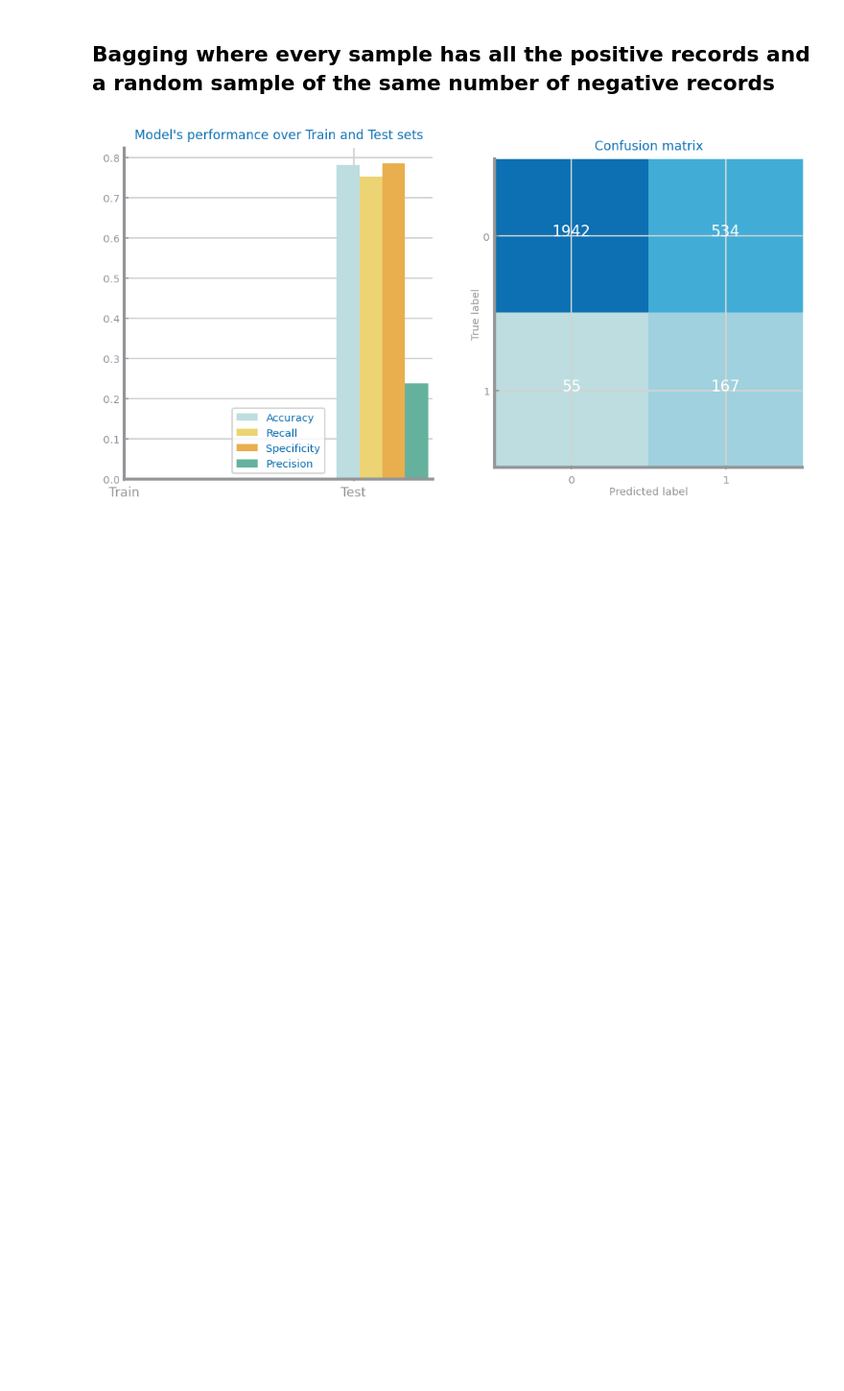
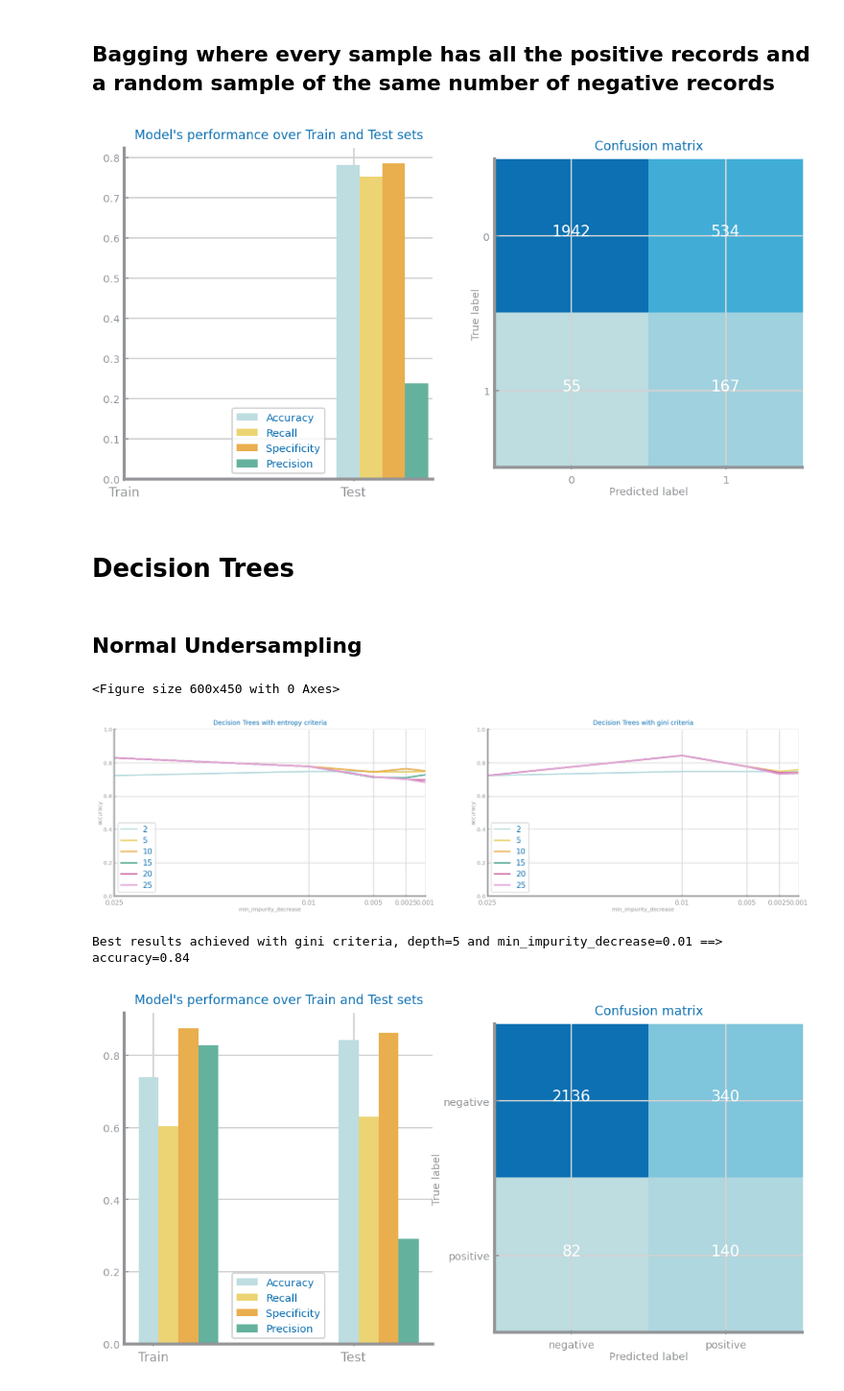
Before and after one commit to joaopalet/DataScience2020, a Jupyter notebook: DataBalancing.ipynb, the cells around one changed output. Shown at 96% size. Drawn from its saved outputs; the diff is of its cells as text; code cells hidden in the pictures; blank space fills up the shorter version.

```diff
--- a/DataBalancing.ipynb
+++ b/DataBalancing.ipynb
@@ -279,3 +287,55 @@ for i in range(len(prd_tst[0])):
 ds.plot_evaluation_results(pd.unique(y), [], [], tstY, maj_prd_tst)
 # %% [output]
 [figure]
+# %% [markdown]
+# Decision Trees
+# %% [markdown]
+## Normal Undersampling
+# %%
+unbal = data2.copy()
+y = unbal.pop(data2.columns[-1]).values
+X = unbal.values
+
+trnX, tstX, trnY, tstY = train_test_split(X, y, train_size=0.7, stratify=y, random_state=40)
+
+trnX, trnY = balance_undersample(trnX, trnY)
+
+min_impurity_decrease = [0.025, 0.01, 0.005, 0.0025, 0.001]
+max_depths = [2, 5, 10, 15, 20, 25]
+criteria = ['entropy', 'gini']
+best = ('',  0, 0.0)
+last_best = 0
+best_tree = None
+
+plt.figure()
+fig, axs = plt.subplots(1, 2, figsize=(16, 4), squeeze=False)
+for k in range(len(criteria)):
+    f = criteria[k]
+    values = {}
+    for d in max_depths:
+        yvalues = []
+        for imp in min_impurity_decrease:
+            tree = DecisionTreeClassifier(min_samples_leaf=0.005, max_depth=d, criterion=f, min_impurity_decrease=imp)
+            tree.fit(trnX, trnY)
+            prdY = tree.predict(tstX)
+            yvalues.append(metrics.accuracy_score(tstY, prdY))
+            if yvalues[-1] > last_best:
+                best = (f, d, imp)
+                last_best = yvalues[-1]
+                best_tree = tree
+
+        values[d] = yvalues
+    ds.multiple_line_chart(min_impurity_decrease, values, ax=axs[0, k], title='Decision Trees with %s criteria'%f,
+                           xlabel='min_impurity_decrease', ylabel='accuracy', percentage=True)
+
+plt.show()
+print('Best results achieved with %s criteria, depth=%d and min_impurity_decrease=%1.2f ==> accuracy=%1.2f'%(best[0], best[1], best[2], last_best))
+
+prd_trn = best_tree.predict(trnX)
+prd_tst = best_tree.predict(tstX)
+ds.plot_evaluation_results(pd.unique(y), trnY, prd_trn, tstY, prd_tst)
+# %% [output]
+<Figure size 600x450 with 0 Axes>
+[figure, added]
+Best results achieved with gini criteria, depth=5 and min_impurity_decrease=0.01 ==> accuracy=0.84
+[figure, added]
```
Also changed, not shown: parts of 7 cells of this notebook, 3 other files.
